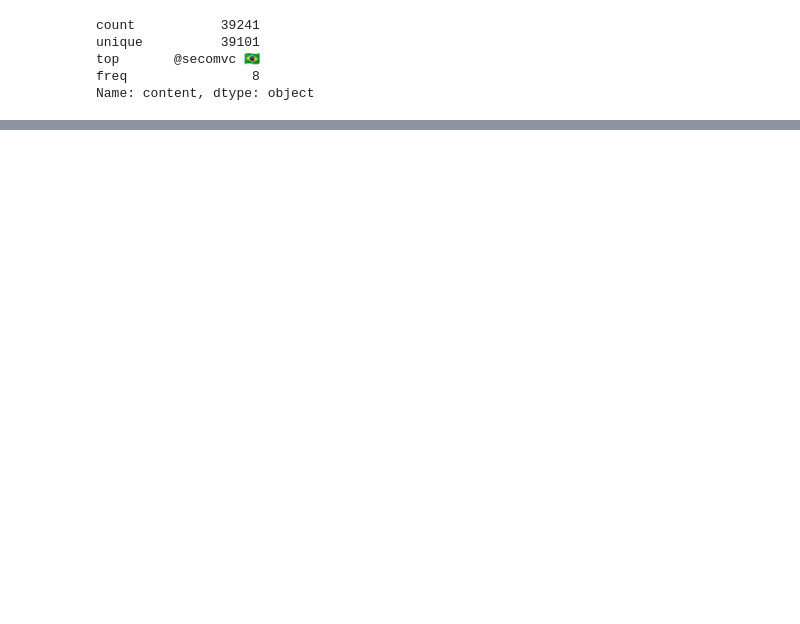
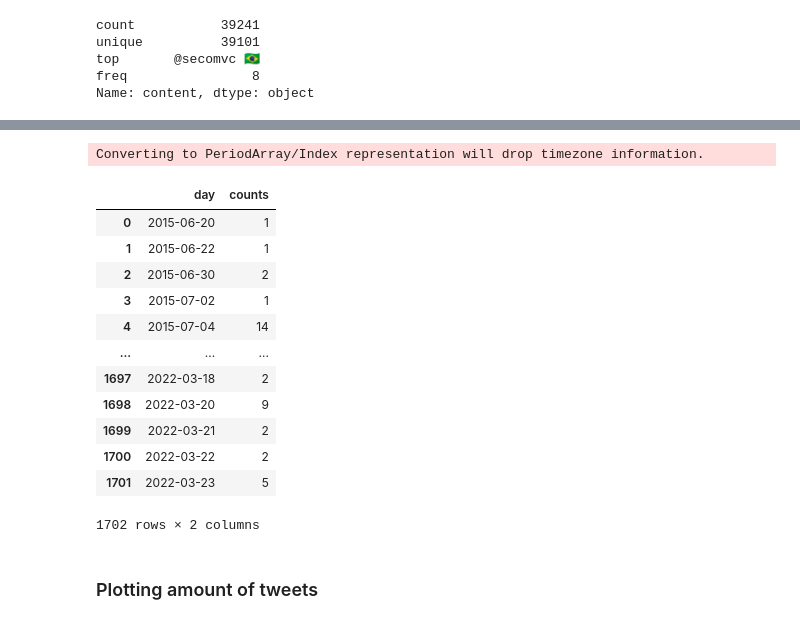
Before and after one commit to reichardtma/prestweets, a Jupyter notebook: notebooks/Data Visualisation-Martin.ipynb, the cells around one changed output, grey strips where cells are left out. Cells and saved outputs as stored; diff of their text form; code cells hidden in the pictures; blank space fills up the shorter version.

```diff
--- a/notebooks/Data Visualisation-Martin.ipynb
+++ b/notebooks/Data Visualisation-Martin.ipynb
@@ -104,0 +182,23 @@ pres.head()
+# %%
+jokowi_by_date = pd.Series(jokowi_df['date'])
+jokowi_by_date = jokowi_by_date.dt.to_period('D').value_counts().sort_index()
+jokowi_by_date.index = pd.PeriodIndex(jokowi_by_date.index)
+jokowi_df_date = jokowi_by_date.rename_axis('day').reset_index(name='counts')
+jokowi_df_date
+# %% [output]
+Converting to PeriodArray/Index representation will drop timezone information.
+|  | day | counts |
+| 0 | 2015-06-20 | 1 |
+| 1 | 2015-06-22 | 1 |
+| 2 | 2015-06-30 | 2 |
+| 3 | 2015-07-02 | 1 |
+| 4 | 2015-07-04 | 14 |
+| ... | ... | ... |
+| 1697 | 2022-03-18 | 2 |
+| 1698 | 2022-03-20 | 9 |
+| 1699 | 2022-03-21 | 2 |
+| 1700 | 2022-03-22 | 2 |
+| 1701 | 2022-03-23 | 5 |
+1702 rows × 2 columns
+# %% [markdown]
+### Plotting amount of tweets
```
Also changed, not shown: parts of 25 cells of this notebook, 1 other file.
